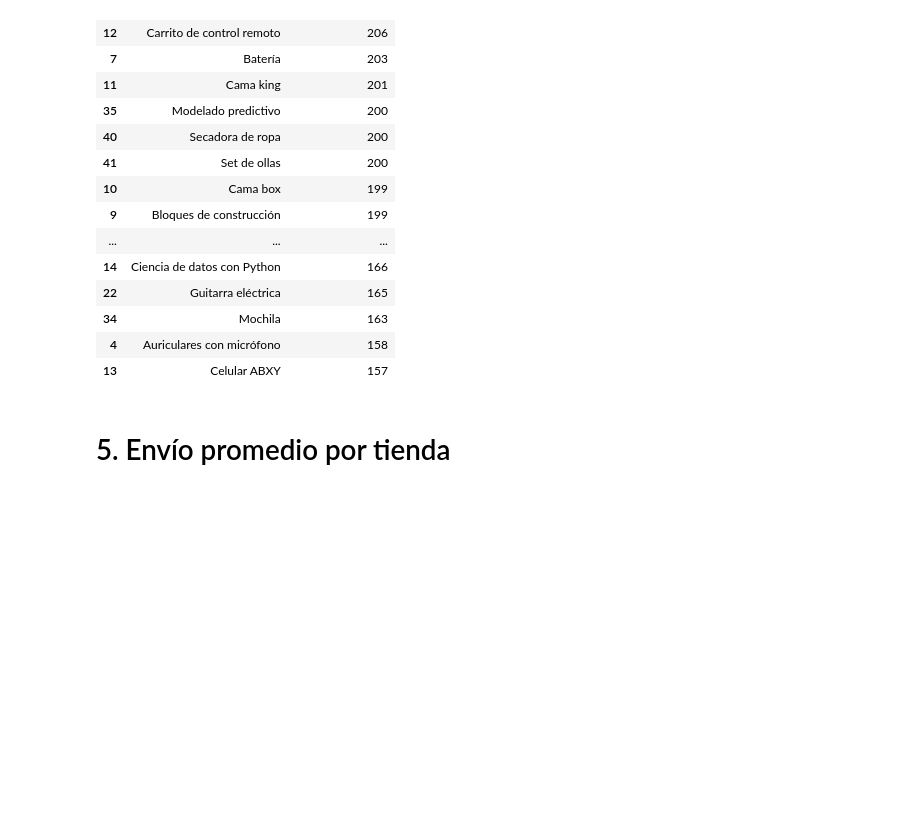
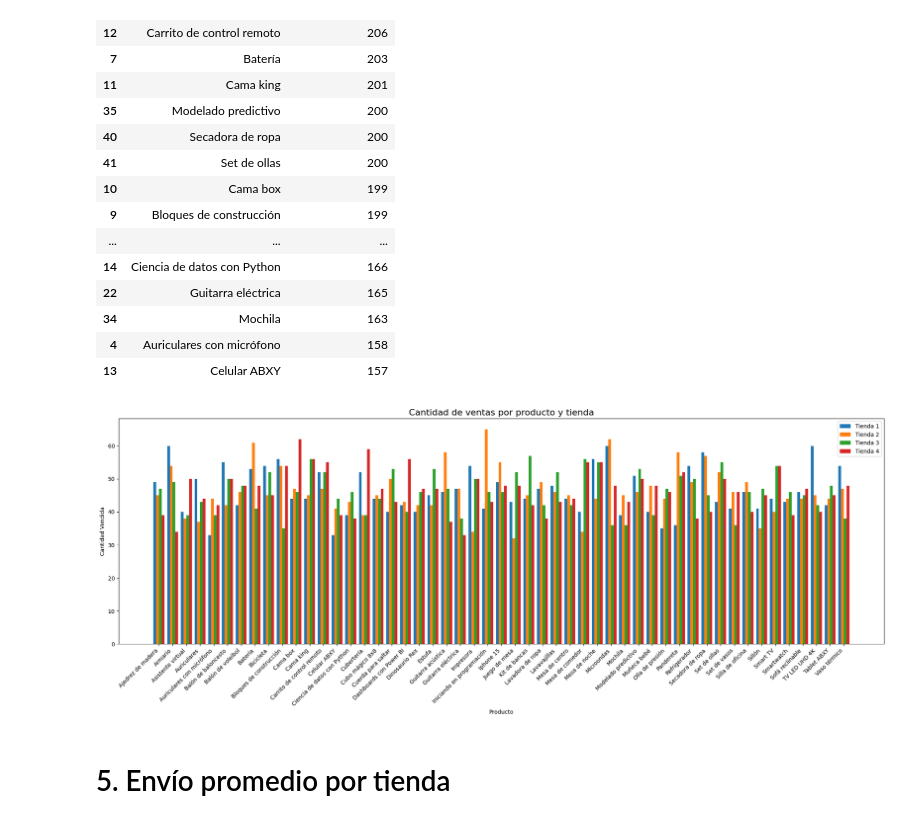
Before and after one commit to Yovan05/alura-store-latam, a Jupyter notebook: AluraStoreLatam.ipynb, the cells around one changed output. Drawn from its saved outputs; the diff is of its cells as text; code cells hidden in the pictures; blank space fills up the shorter version.

```diff
--- a/AluraStoreLatam.ipynb
+++ b/AluraStoreLatam.ipynb
@@ -681,5 +683,37 @@ cantidad_ventas_categoria_tiendas
 | 34 | Mochila | 163 |
 | 4 | Auriculares con micrófono | 158 |
 | 13 | Celular ABXY | 157 |
+# %%
+cantidad_ventas_categoria_tienda1 = tienda.groupby('Producto').size().reset_index(name='Tienda 1')
+cantidad_ventas_categoria_tienda2 = tienda2.groupby('Producto').size().reset_index(name='Tienda 2')
+cantidad_ventas_categoria_tienda3 = tienda3.groupby('Producto').size().reset_index(name='Tienda 3')
+cantidad_ventas_categoria_tienda4 = tienda4.groupby('Producto').size().reset_index(name='Tienda 4')
+
+df = cantidad_ventas_categoria_tienda1.merge(cantidad_ventas_categoria_tienda2, on='Producto', how='outer')
+df = df.merge(cantidad_ventas_categoria_tienda3, on='Producto', how='outer')
+df = df.merge(cantidad_ventas_categoria_tienda4, on='Producto', how='outer')
+
+df.fillna(0, inplace=True)
+
+plt.figure(figsize=(20, 8))
+
+x = range(len(df['Producto']))
+ancho = 0.2
+
+plt.bar([p - 1.5*ancho for p in x], df['Tienda 1'], width=ancho, label='Tienda 1')
+plt.bar([p - 0.5*ancho for p in x], df['Tienda 2'], width=ancho, label='Tienda 2')
+plt.bar([p + 0.5*ancho for p in x], df['Tienda 3'], width=ancho, label='Tienda 3')
+plt.bar([p + 1.5*ancho for p in x], df['Tienda 4'], width=ancho, label='Tienda 4')
+
+plt.xticks(x, df['Producto'], rotation=45, ha='right')
+plt.xlabel('Producto')
+plt.ylabel('Cantidad Vendida')
+plt.title('Cantidad de ventas por producto y tienda', fontsize=16)
+plt.legend()
+
+plt.tight_layout()
+plt.show()
+# %% [output]
+[figure, added]
 # %% [markdown]
 # 5. Envío promedio por tienda
```
Also changed, not shown: parts of 24 cells of this notebook.
